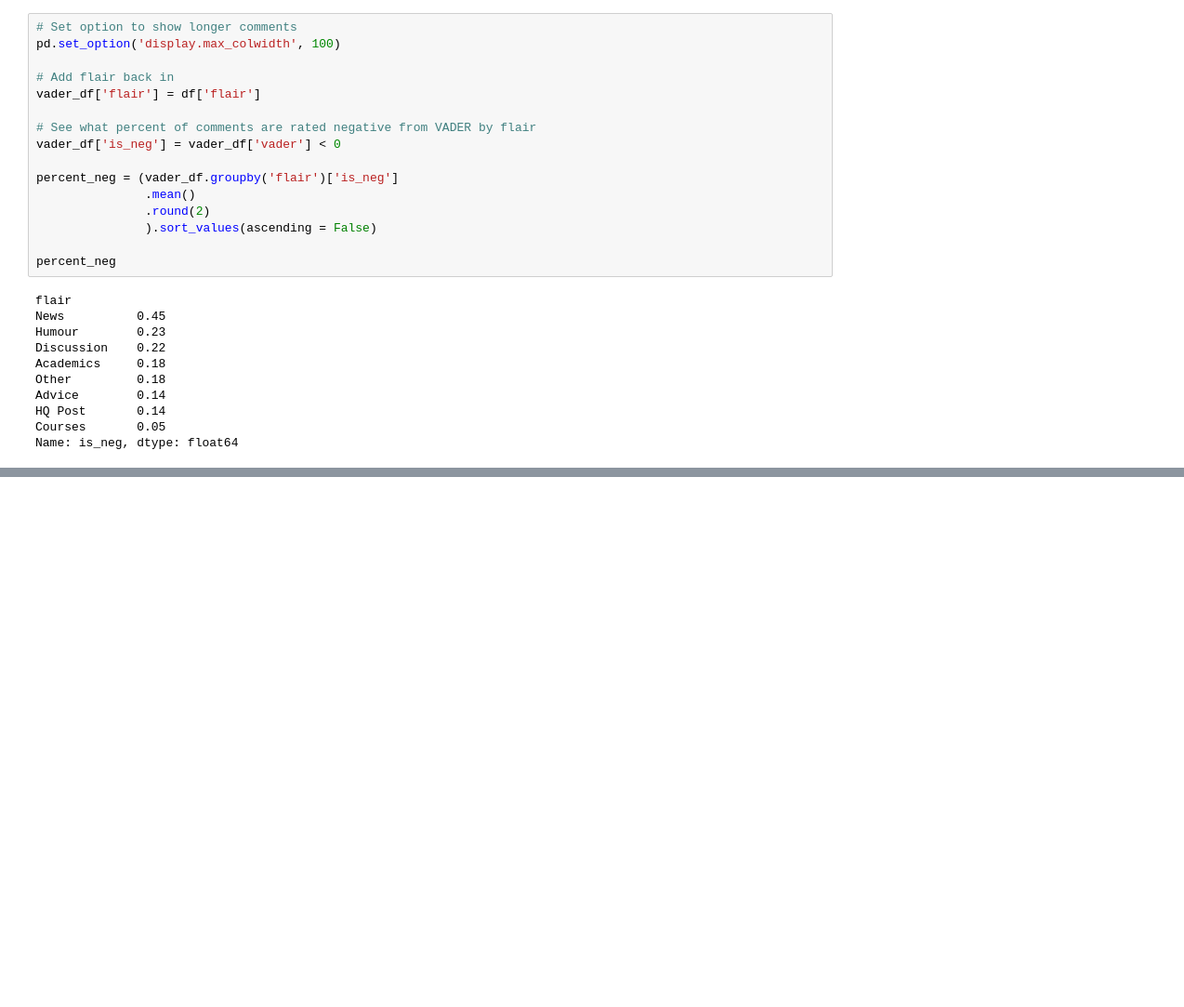
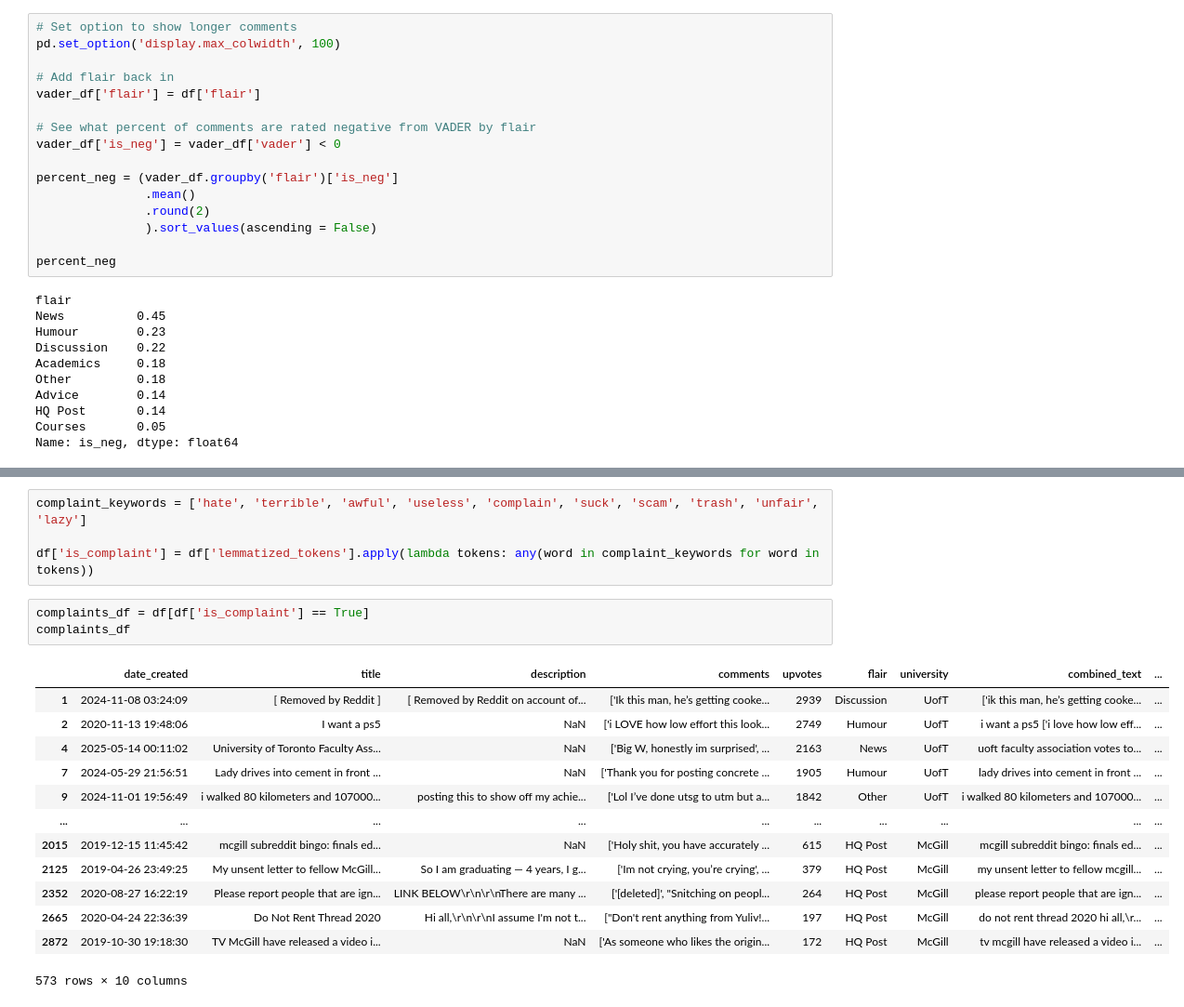
Before and after one commit to grace-ylin/uni-sentiment-analysis, a Jupyter notebook: data-collection/flairs.ipynb, the cells around one changed output, grey strips where cells are left out. Shown: that part at 93% size. Drawn from its saved outputs; the diff is of its cells as text; blank space fills up the shorter version.

```diff
--- a/data-collection/flairs.ipynb
+++ b/data-collection/flairs.ipynb
@@ -373,0 +476,21 @@ News posts have the highest ratio of negative sentiment whilst courses have the
+# %%
+complaint_keywords = ['hate', 'terrible', 'awful', 'useless', 'complain', 'suck', 'scam', 'trash', 'unfair', 'lazy']
+
+df['is_complaint'] = df['lemmatized_tokens'].apply(lambda tokens: any(word in complaint_keywords for word in tokens))
+# %%
+complaints_df = df[df['is_complaint'] == True]
+complaints_df
+# %% [output]
+|  | date_created | title | description | comments | upvotes | flair | university | combined_text | ... |
+| 1 | 2024-11-08 03:24:09 | [ Removed by Reddit ] | [ Removed by Reddit on account of... | ['Ik this man, he’s getting cooke... | 2939 | Discussion | UofT | ['ik this man, he’s getting cooke... | ... |
+| 2 | 2020-11-13 19:48:06 | I want a ps5 | NaN | ['i LOVE how low effort this look... | 2749 | Humour | UofT | i want a ps5 ['i love how low eff... | ... |
+| 4 | 2025-05-14 00:11:02 | University of Toronto Faculty Ass... | NaN | ['Big W, honestly im surprised', ... | 2163 | News | UofT | uoft faculty association votes to... | ... |
+| 7 | 2024-05-29 21:56:51 | Lady drives into cement in front ... | NaN | ['Thank you for posting concrete ... | 1905 | Humour | UofT | lady drives into cement in front ... | ... |
+| 9 | 2024-11-01 19:56:49 | i walked 80 kilometers and 107000... | posting this to show off my achie... | ['Lol I’ve done utsg to utm but a... | 1842 | Other | UofT | i walked 80 kilometers and 107000... | ... |
+| ... | ... | ... | ... | ... | ... | ... | ... | ... | ... |
+| 2015 | 2019-12-15 11:45:42 | mcgill subreddit bingo: finals ed... | NaN | ['Holy shit, you have accurately ... | 615 | HQ Post | McGill | mcgill subreddit bingo: finals ed... | ... |
+| 2125 | 2019-04-26 23:49:25 | My unsent letter to fellow McGill... | So I am graduating — 4 years, I g... | ['Im not crying, you’re crying', ... | 379 | HQ Post | McGill | my unsent letter to fellow mcgill... | ... |
+| 2352 | 2020-08-27 16:22:19 | Please report people that are ign... | LINK BELOW\r\n\r\nThere are many ... | ['[deleted]', "Snitching on peopl... | 264 | HQ Post | McGill | please report people that are ign... | ... |
+| 2665 | 2020-04-24 22:36:39 | Do Not Rent Thread 2020 | Hi all,\r\n\r\nI assume I'm not t... | ["Don't rent anything from Yuliv!... | 197 | HQ Post | McGill | do not rent thread 2020 hi all,\r... | ... |
+| 2872 | 2019-10-30 19:18:30 | TV McGill have released a video i... | NaN | ['As someone who likes the origin... | 172 | HQ Post | McGill | tv mcgill have released a video i... | ... |
+573 rows × 10 columns
```
Also changed, not shown: parts of 26 cells of this notebook, 1 other file.
